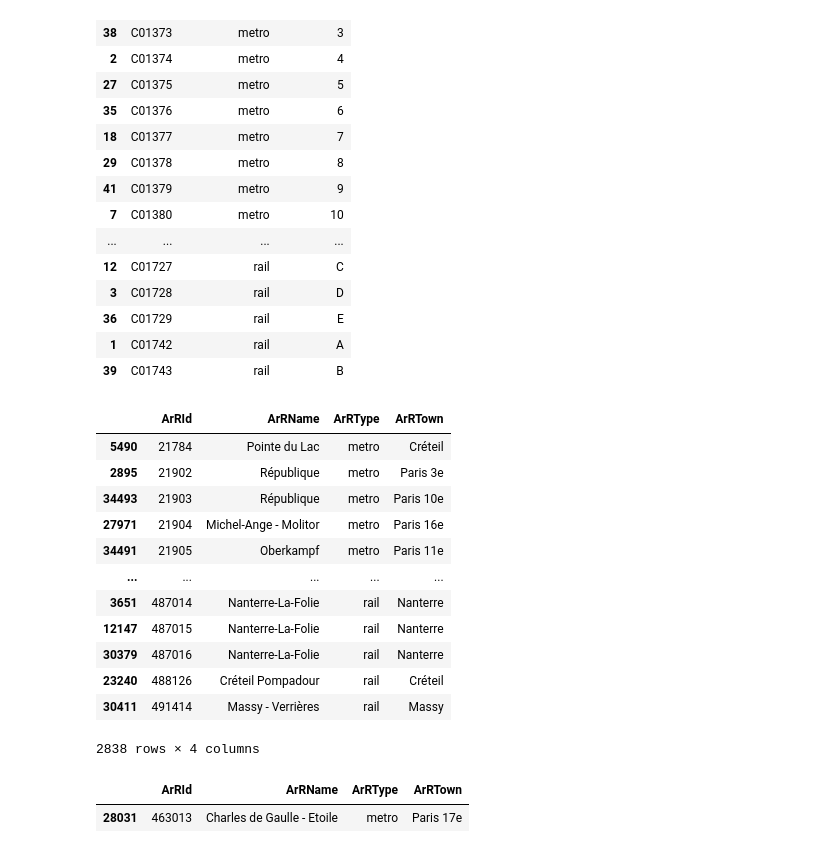
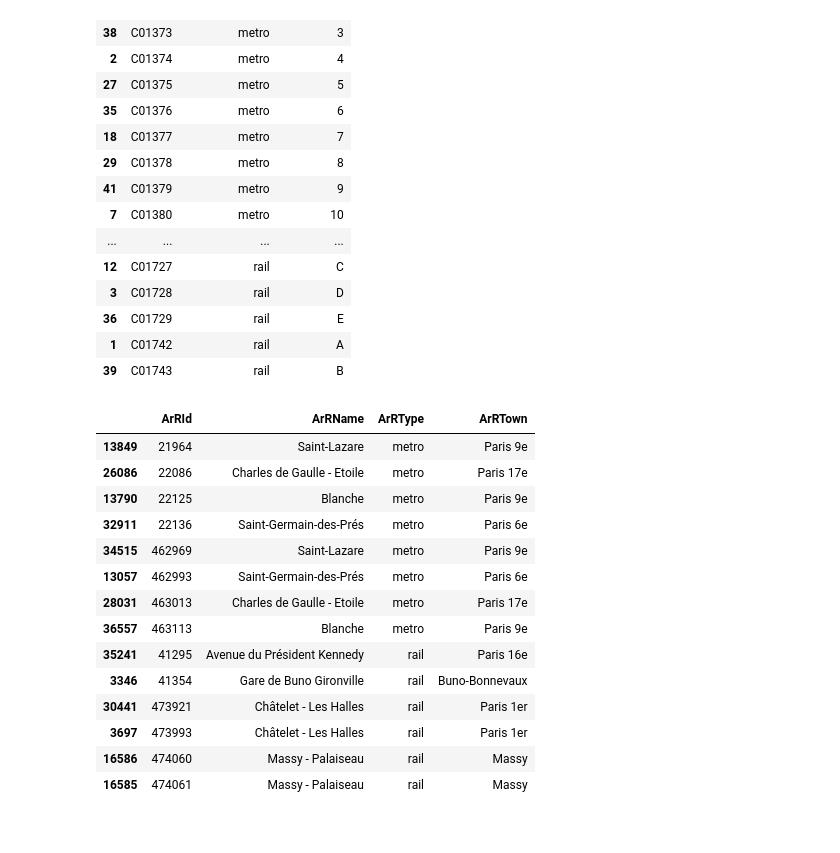
Before and after one commit to GraceBeyoko/Predicting-metro-delays, a Jupyter notebook: Cleaning.ipynb, the cells around one changed output. Saved outputs shown, nothing was run; the diff lists cells and outputs as text; code cells hidden in the pictures.

```diff
--- a/Cleaning.ipynb
+++ b/Cleaning.ipynb
@@ -34,26 +56,24 @@ stops_data = pd.read_csv('./Data/arrets.csv', sep=';')
 stops_data = stops_data[stops_data['ArRType'].isin(['metro', 'rail'])]
 stops_data = stops_data.sort_values(by=['ArRType', 'ArRId'])
 stops_data = stops_data[['ArRId', 'ArRName', 'ArRType', 'ArRTown']]
-# %%
-stops_data
-# %% [output]
-|  | ArRId | ArRName | ArRType | ArRTown |
-| 5490 | 21784 | Pointe du Lac | metro | Créteil |
-| 2895 | 21902 | République | metro | Paris 3e |
-| 34493 | 21903 | République | metro | Paris 10e |
-| 27971 | 21904 | Michel-Ange - Molitor | metro | Paris 16e |
-| 34491 | 21905 | Oberkampf | metro | Paris 11e |
-| ... | ... | ... | ... | ... |
-| 3651 | 487014 | Nanterre-La-Folie | rail | Nanterre |
-| 12147 | 487015 | Nanterre-La-Folie | rail | Nanterre |
-| 30379 | 487016 | Nanterre-La-Folie | rail | Nanterre |
-| 23240 | 488126 | Créteil Pompadour | rail | Créteil |
-| 30411 | 491414 | Massy - Verrières | rail | Massy |
-2838 rows × 4 columns
-# %%
-stops_data[stops_data['ArRId'] == 463013]
-# %% [output]
-|  | ArRId | ArRName | ArRType | ArRTown |
-| 28031 | 463013 | Charles de Gaulle - Etoile | metro | Paris 17e |
 # %%
 stops_filter = [22086, 463013, 22136, 462993, 21964, 462969, 22125, 463113, 41295, 473921, 473993, 41354, 474060, 474061]
+
+filtered_data = stops_data[stops_data['ArRId'].isin(stops_filter)]
+filtered_data
+# %% [output]
+|  | ArRId | ArRName | ArRType | ArRTown |
+| 13849 | 21964 | Saint-Lazare | metro | Paris 9e |
+| 26086 | 22086 | Charles de Gaulle - Etoile | metro | Paris 17e |
+| 13790 | 22125 | Blanche | metro | Paris 9e |
+| 32911 | 22136 | Saint-Germain-des-Prés | metro | Paris 6e |
+| 34515 | 462969 | Saint-Lazare | metro | Paris 9e |
+| 13057 | 462993 | Saint-Germain-des-Prés | metro | Paris 6e |
+| 28031 | 463013 | Charles de Gaulle - Etoile | metro | Paris 17e |
+| 36557 | 463113 | Blanche | metro | Paris 9e |
+| 35241 | 41295 | Avenue du Président Kennedy | rail | Paris 16e |
+| 3346 | 41354 | Gare de Buno Gironville | rail | Buno-Bonnevaux |
+| 30441 | 473921 | Châtelet - Les Halles | rail | Paris 1er |
+| 3697 | 473993 | Châtelet - Les Halles | rail | Paris 1er |
+| 16586 | 474060 | Massy - Palaiseau | rail | Massy |
+| 16585 | 474061 | Massy - Palaiseau | rail | Massy |
```
Also changed, not shown: parts of 8 cells of this notebook.
